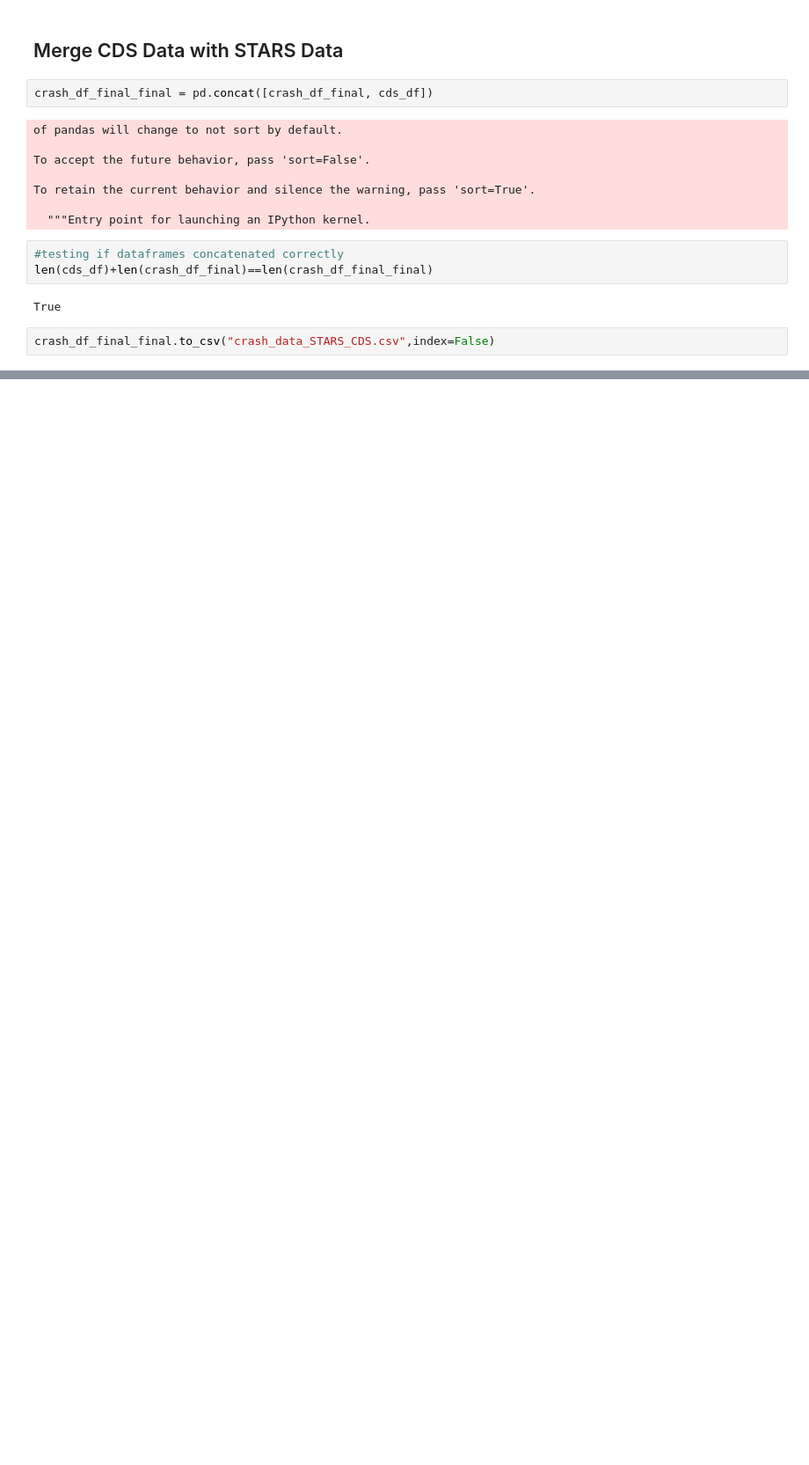
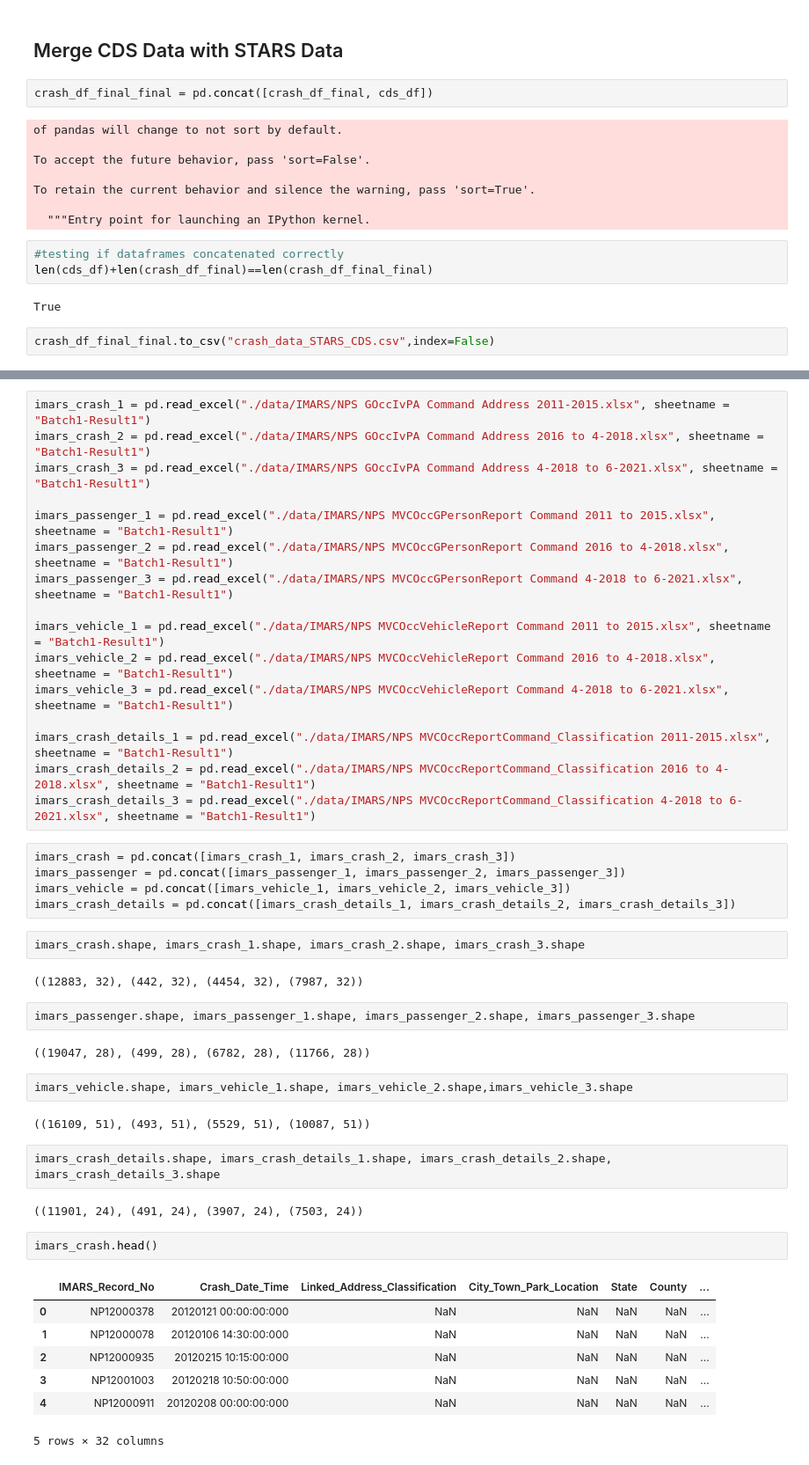
Before and after one commit to VolpeUSDOT/NPS-Region-Crash-Briefing, a Jupyter notebook: Crash Data Wrangling.ipynb, the cells around one changed output, grey strips where cells are left out. Shown at 88% size. Saved outputs shown, nothing was run; the diff lists cells and outputs as text; blank space fills up the shorter version.

Commit message:
starting to add IMARS data

```diff
--- a/Crash Data Wrangling.ipynb
+++ b/Crash Data Wrangling.ipynb
@@ -511,0 +535,47 @@ crash_df_final_final.to_csv("crash_data_STARS_CDS.csv",index=False)
+# %%
+imars_crash_1 = pd.read_excel("./data/IMARS/NPS GOccIvPA Command Address 2011-2015.xlsx", sheetname = "Batch1-Result1")
+imars_crash_2 = pd.read_excel("./data/IMARS/NPS GOccIvPA Command Address 2016 to 4-2018.xlsx", sheetname = "Batch1-Result1")
+imars_crash_3 = pd.read_excel("./data/IMARS/NPS GOccIvPA Command Address 4-2018 to 6-2021.xlsx", sheetname = "Batch1-Result1")
+
+imars_passenger_1 = pd.read_excel("./data/IMARS/NPS MVCOccGPersonReport Command 2011 to 2015.xlsx", sheetname = "Batch1-Result1")
+imars_passenger_2 = pd.read_excel("./data/IMARS/NPS MVCOccGPersonReport Command 2016 to 4-2018.xlsx", sheetname = "Batch1-Result1")
+imars_passenger_3 = pd.read_excel("./data/IMARS/NPS MVCOccGPersonReport Command 4-2018 to 6-2021.xlsx", sheetname = "Batch1-Result1")
+
+imars_vehicle_1 = pd.read_excel("./data/IMARS/NPS MVCOccVehicleReport Command 2011 to 2015.xlsx", sheetname = "Batch1-Result1")
+imars_vehicle_2 = pd.read_excel("./data/IMARS/NPS MVCOccVehicleReport Command 2016 to 4-2018.xlsx", sheetname = "Batch1-Result1")
+imars_vehicle_3 = pd.read_excel("./data/IMARS/NPS MVCOccVehicleReport Command 4-2018 to 6-2021.xlsx", sheetname = "Batch1-Result1")
+
+imars_crash_details_1 = pd.read_excel("./data/IMARS/NPS MVCOccReportCommand_Classification 2011-2015.xlsx", sheetname = "Batch1-Result1")
+imars_crash_details_2 = pd.read_excel("./data/IMARS/NPS MVCOccReportCommand_Classification 2016 to 4-2018.xlsx", sheetname = "Batch1-Result1")
+imars_crash_details_3 = pd.read_excel("./data/IMARS/NPS MVCOccReportCommand_Classification 4-2018 to 6-2021.xlsx", sheetname = "Batch1-Result1")
+# %%
+imars_crash = pd.concat([imars_crash_1, imars_crash_2, imars_crash_3])
+imars_passenger = pd.concat([imars_passenger_1, imars_passenger_2, imars_passenger_3])
+imars_vehicle = pd.concat([imars_vehicle_1, imars_vehicle_2, imars_vehicle_3])
+imars_crash_details = pd.concat([imars_crash_details_1, imars_crash_details_2, imars_crash_details_3])
+# %%
+imars_crash.shape, imars_crash_1.shape, imars_crash_2.shape, imars_crash_3.shape
+# %% [output]
+((12883, 32), (442, 32), (4454, 32), (7987, 32))
+# %%
+imars_passenger.shape, imars_passenger_1.shape, imars_passenger_2.shape, imars_passenger_3.shape
+# %% [output]
+((19047, 28), (499, 28), (6782, 28), (11766, 28))
+# %%
+imars_vehicle.shape, imars_vehicle_1.shape, imars_vehicle_2.shape,imars_vehicle_3.shape
+# %% [output]
+((16109, 51), (493, 51), (5529, 51), (10087, 51))
+# %%
+imars_crash_details.shape, imars_crash_details_1.shape, imars_crash_details_2.shape, imars_crash_details_3.shape
+# %% [output]
+((11901, 24), (491, 24), (3907, 24), (7503, 24))
+# %%
+imars_crash.head()
+# %% [output]
+|  | IMARS_Record_No | Crash_Date_Time | Linked_Address_Classification | City_Town_Park_Location | State | County | ... |
+| 0 | NP12000378 | 20120121 00:00:00:000 | NaN | NaN | NaN | NaN | ... |
+| 1 | NP12000078 | 20120106 14:30:00:000 | NaN | NaN | NaN | NaN | ... |
+| 2 | NP12000935 | 20120215 10:15:00:000 | NaN | NaN | NaN | NaN | ... |
+| 3 | NP12001003 | 20120218 10:50:00:000 | NaN | NaN | NaN | NaN | ... |
+| 4 | NP12000911 | 20120208 00:00:00:000 | NaN | NaN | NaN | NaN | ... |
+5 rows × 32 columns
```
Also changed, not shown: parts of 3 cells of this notebook.
